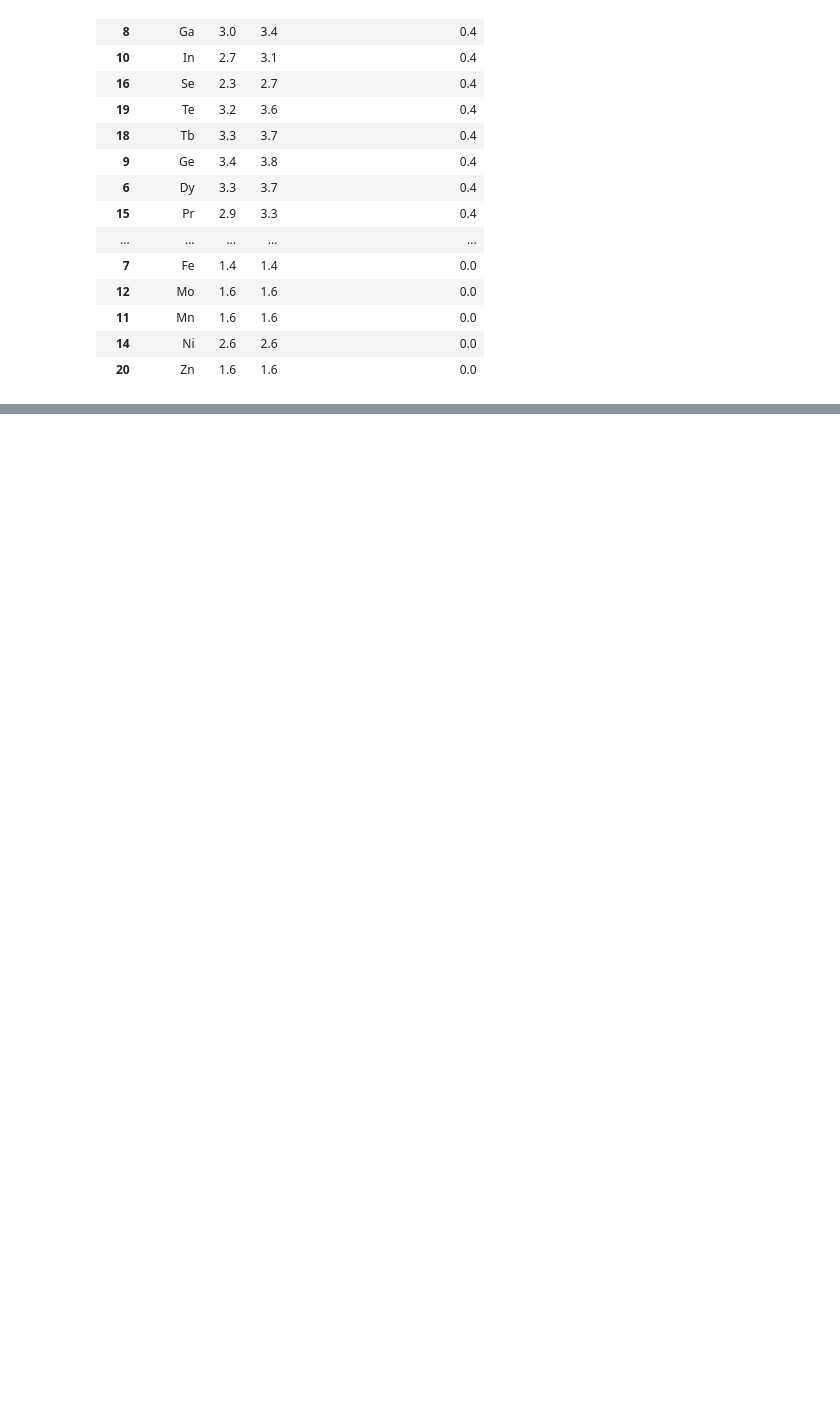
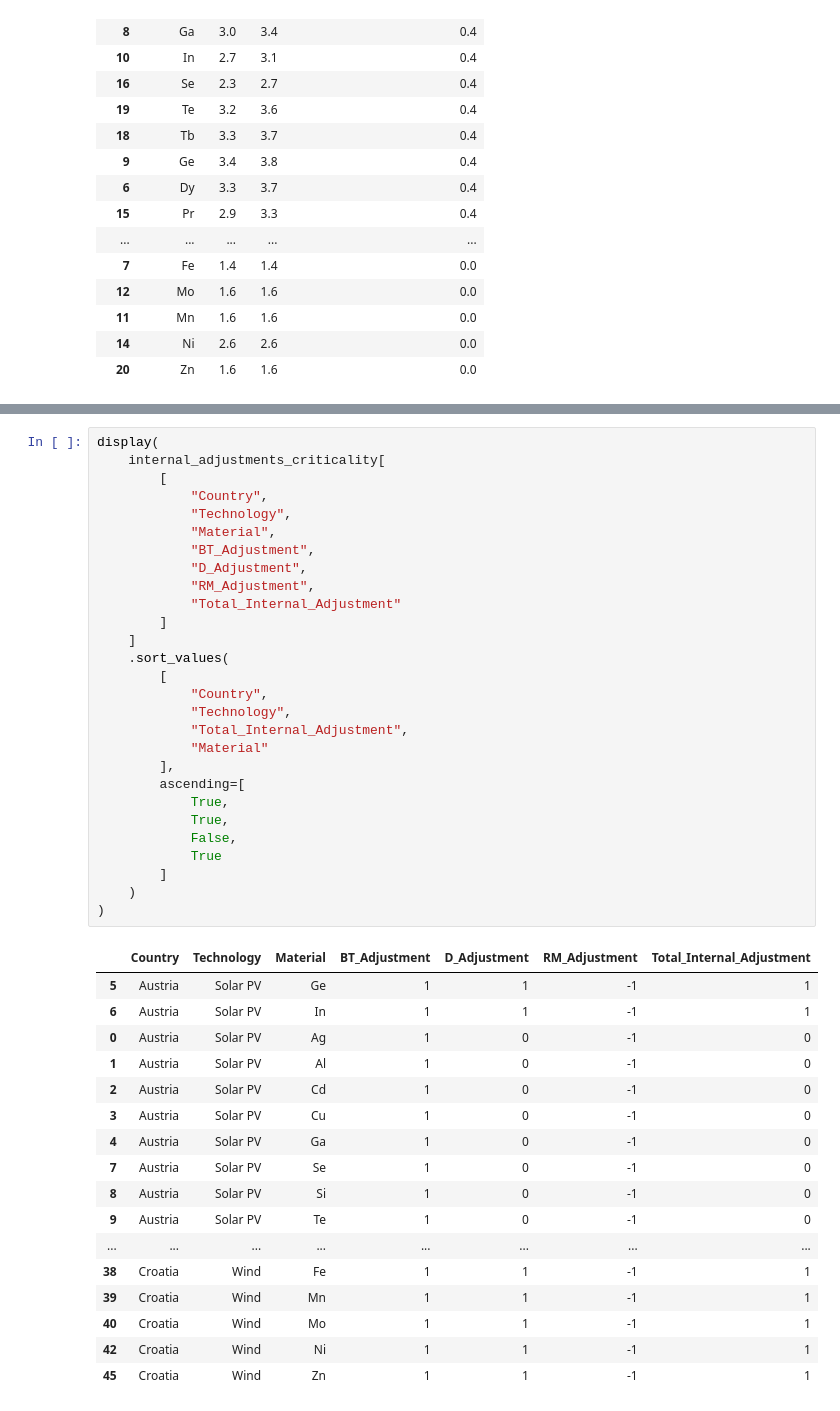
Before and after one commit to Trickwillfrit/MFA, a Jupyter notebook: notebooks/ENV501_Austria_Croatia_MFA.ipynb, the cells around one changed output, grey strips where cells are left out. Drawn from its saved outputs; the diff is of its cells as text; blank space fills up the shorter version.

```diff
--- a/notebooks/ENV501_Austria_Croatia_MFA.ipynb
+++ b/notebooks/ENV501_Austria_Croatia_MFA.ipynb
@@ -10249,0 +10816,46 @@ display(
+# %%
+display(
+    internal_adjustments_criticality[
+        [
+            "Country",
+            "Technology",
+            "Material",
+            "BT_Adjustment",
+            "D_Adjustment",
+            "RM_Adjustment",
+            "Total_Internal_Adjustment"
+        ]
+    ]
+    .sort_values(
+        [
+            "Country",
+            "Technology",
+            "Total_Internal_Adjustment",
+            "Material"
+        ],
+        ascending=[
+            True,
+            True,
+            False,
+            True
+        ]
+    )
+)
+# %% [output]
+|  | Country | Technology | Material | BT_Adjustment | D_Adjustment | RM_Adjustment | Total_Internal_Adjustment |
+| 5 | Austria | Solar PV | Ge | 1 | 1 | -1 | 1 |
+| 6 | Austria | Solar PV | In | 1 | 1 | -1 | 1 |
+| 0 | Austria | Solar PV | Ag | 1 | 0 | -1 | 0 |
+| 1 | Austria | Solar PV | Al | 1 | 0 | -1 | 0 |
+| 2 | Austria | Solar PV | Cd | 1 | 0 | -1 | 0 |
+| 3 | Austria | Solar PV | Cu | 1 | 0 | -1 | 0 |
+| 4 | Austria | Solar PV | Ga | 1 | 0 | -1 | 0 |
+| 7 | Austria | Solar PV | Se | 1 | 0 | -1 | 0 |
+| 8 | Austria | Solar PV | Si | 1 | 0 | -1 | 0 |
+| 9 | Austria | Solar PV | Te | 1 | 0 | -1 | 0 |
+| ... | ... | ... | ... | ... | ... | ... | ... |
+| 38 | Croatia | Wind | Fe | 1 | 1 | -1 | 1 |
+| 39 | Croatia | Wind | Mn | 1 | 1 | -1 | 1 |
+| 40 | Croatia | Wind | Mo | 1 | 1 | -1 | 1 |
+| 42 | Croatia | Wind | Ni | 1 | 1 | -1 | 1 |
+| 45 | Croatia | Wind | Zn | 1 | 1 | -1 | 1 |
```
Also changed, not shown: parts of 29 cells of this notebook.
